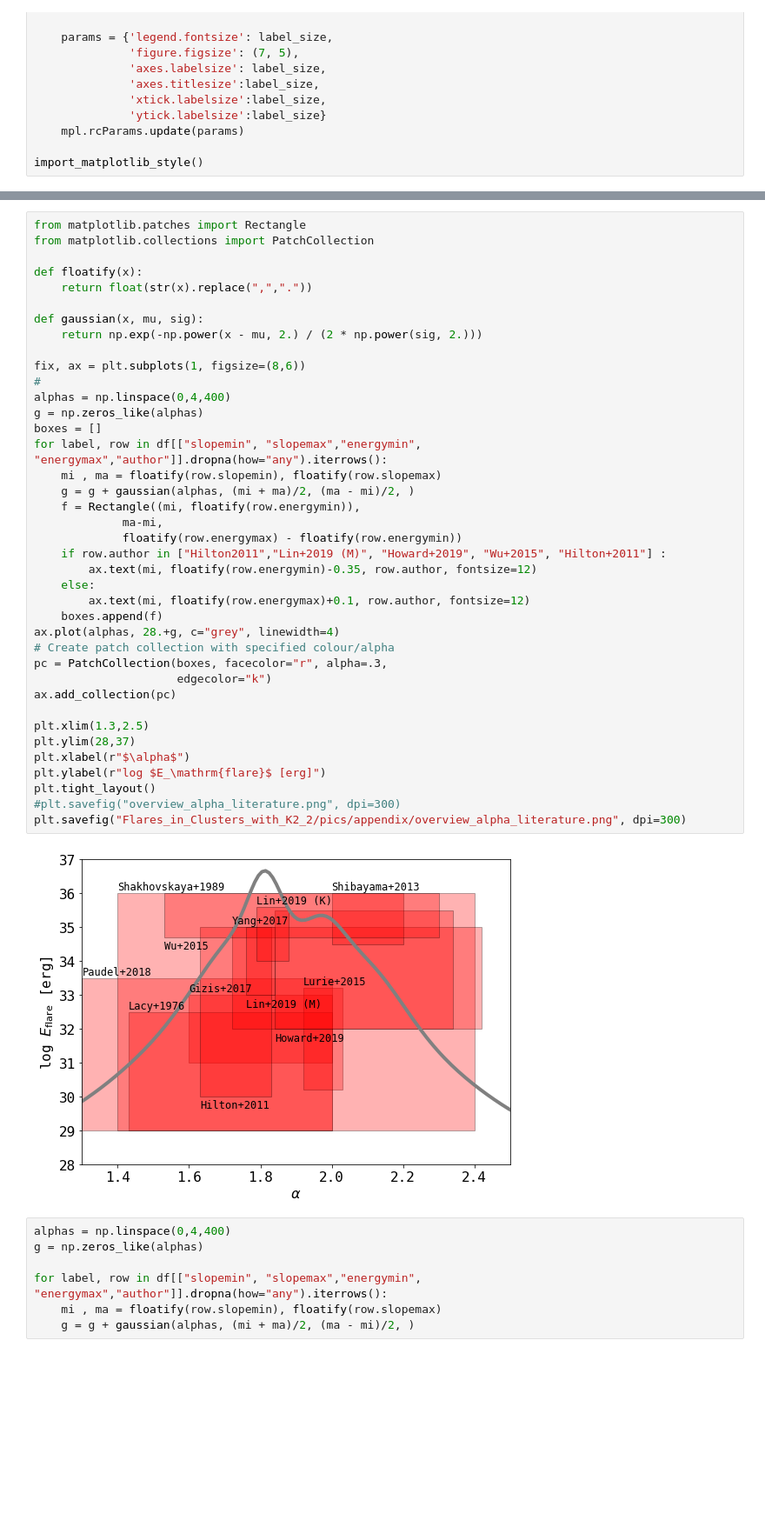
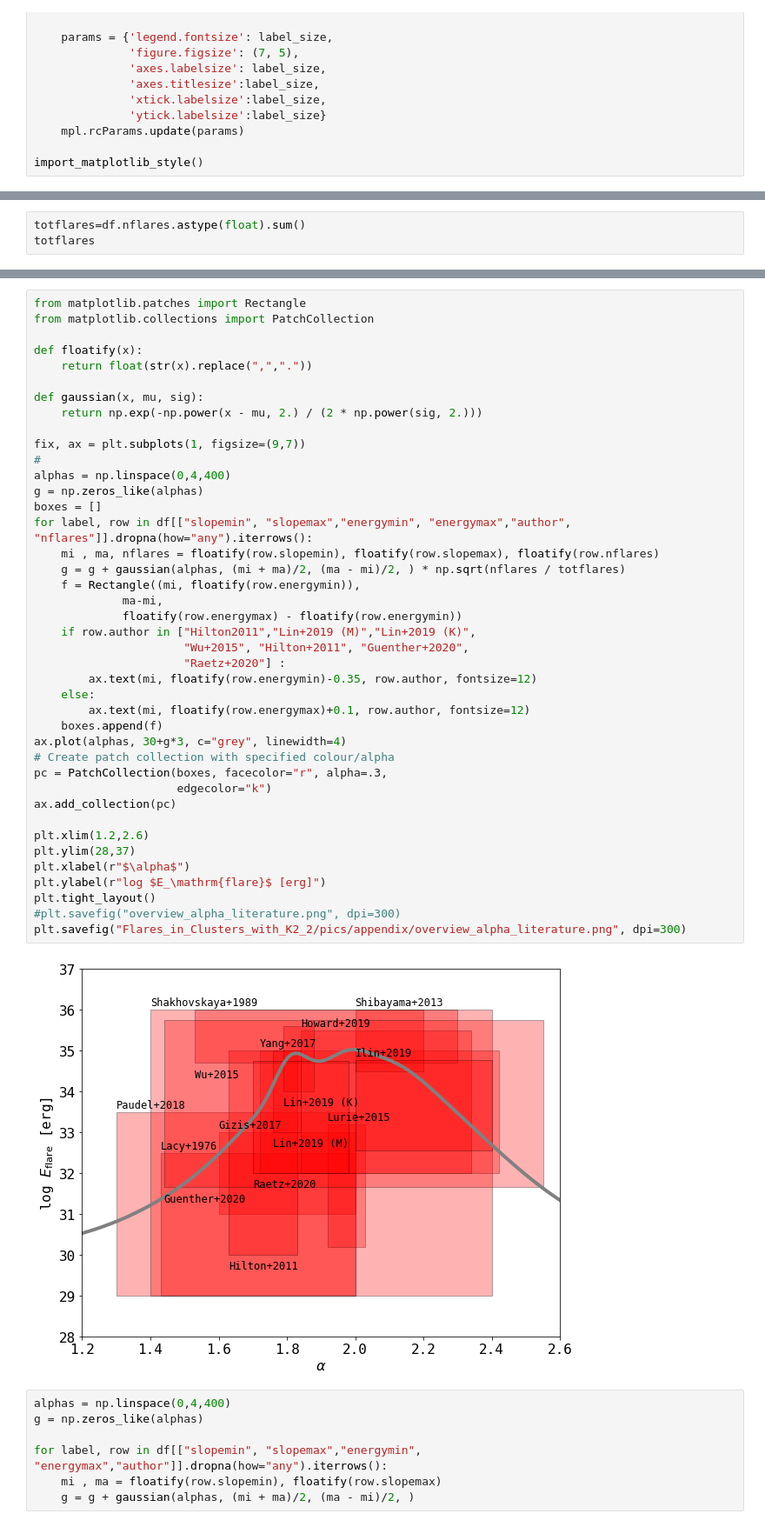
Before and after one commit to ekaterinailin/flares-in-clusters-ii-draft, a Jupyter notebook: Alpha_prior.ipynb, the cells around one changed output, grey strips where cells are left out. Shown at 87% size. Drawn from its saved outputs; the diff is of its cells as text; blank space fills up the shorter version.

```diff
--- a/Alpha_prior.ipynb
+++ b/Alpha_prior.ipynb
@@ -44,0 +34,3 @@ df
+# %%
+totflares=df.nflares.astype(float).sum()
+totflares
@@ -54,41 +48,43 @@ from matplotlib.collections import PatchCollection
 
 def floatify(x):
     return float(str(x).replace(",","."))
 
 def gaussian(x, mu, sig):
     return np.exp(-np.power(x - mu, 2.) / (2 * np.power(sig, 2.)))
 
-fix, ax = plt.subplots(1, figsize=(8,6))
+fix, ax = plt.subplots(1, figsize=(9,7))
 #
 alphas = np.linspace(0,4,400)
 g = np.zeros_like(alphas)
 boxes = []
-for label, row in df[["slopemin", "slopemax","energymin", "energymax","author"]].dropna(how="any").iterrows():
-    mi , ma = floatify(row.slopemin), floatify(row.slopemax)
-    g = g + gaussian(alphas, (mi + ma)/2, (ma - mi)/2, )
+for label, row in df[["slopemin", "slopemax","energymin", "energymax","author", "nflares"]].dropna(how="any").iterrows():
+    mi , ma, nflares = floatify(row.slopemin), floatify(row.slopemax), floatify(row.nflares)
+    g = g + gaussian(alphas, (mi + ma)/2, (ma - mi)/2, ) * np.sqrt(nflares / totflares)
     f = Rectangle((mi, floatify(row.energymin)),
              ma-mi,
              floatify(row.energymax) - floatify(row.energymin))
-    if row.author in ["Hilton2011","Lin+2019 (M)", "Howard+2019", "Wu+2015", "Hilton+2011"] :
+    if row.author in ["Hilton2011","Lin+2019 (M)","Lin+2019 (K)",
+                      "Wu+2015", "Hilton+2011", "Guenther+2020",
+                      "Raetz+2020"] :
         ax.text(mi, floatify(row.energymin)-0.35, row.author, fontsize=12)
     else:
         ax.text(mi, floatify(row.energymax)+0.1, row.author, fontsize=12)
     boxes.append(f)
-ax.plot(alphas, 28.+g, c="grey", linewidth=4)
+ax.plot(alphas, 30+g*3, c="grey", linewidth=4)
 # Create patch collection with specified colour/alpha
 pc = PatchCollection(boxes, facecolor="r", alpha=.3,
                      edgecolor="k")
 ax.add_collection(pc)
 
-plt.xlim(1.3,2.5)
+plt.xlim(1.2,2.6)
 plt.ylim(28,37)
 plt.xlabel(r"$\alpha$")
 plt.ylabel(r"log $E_\mathrm{flare}$ [erg]")
 plt.tight_layout()
 #plt.savefig("overview_alpha_literature.png", dpi=300)
 plt.savefig("Flares_in_Clusters_with_K2_2/pics/appendix/overview_alpha_literature.png", dpi=300)
 # %% [output]
-[figure, old version]
+[figure, new version]
 # %%
 alphas = np.linspace(0,4,400)
 g = np.zeros_like(alphas)
```
Also changed, not shown: parts of 5 cells of this notebook, 10 other files.
